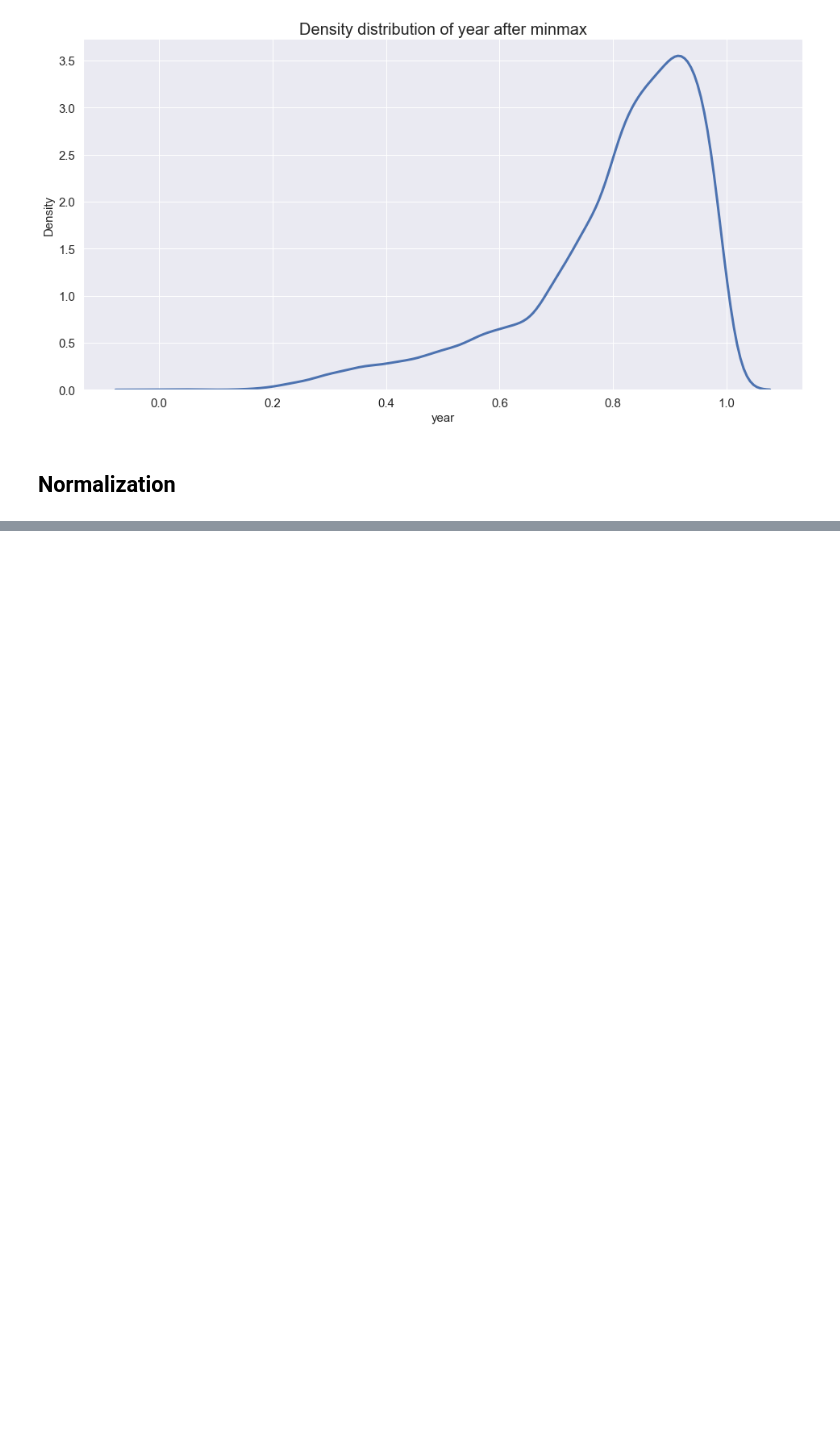
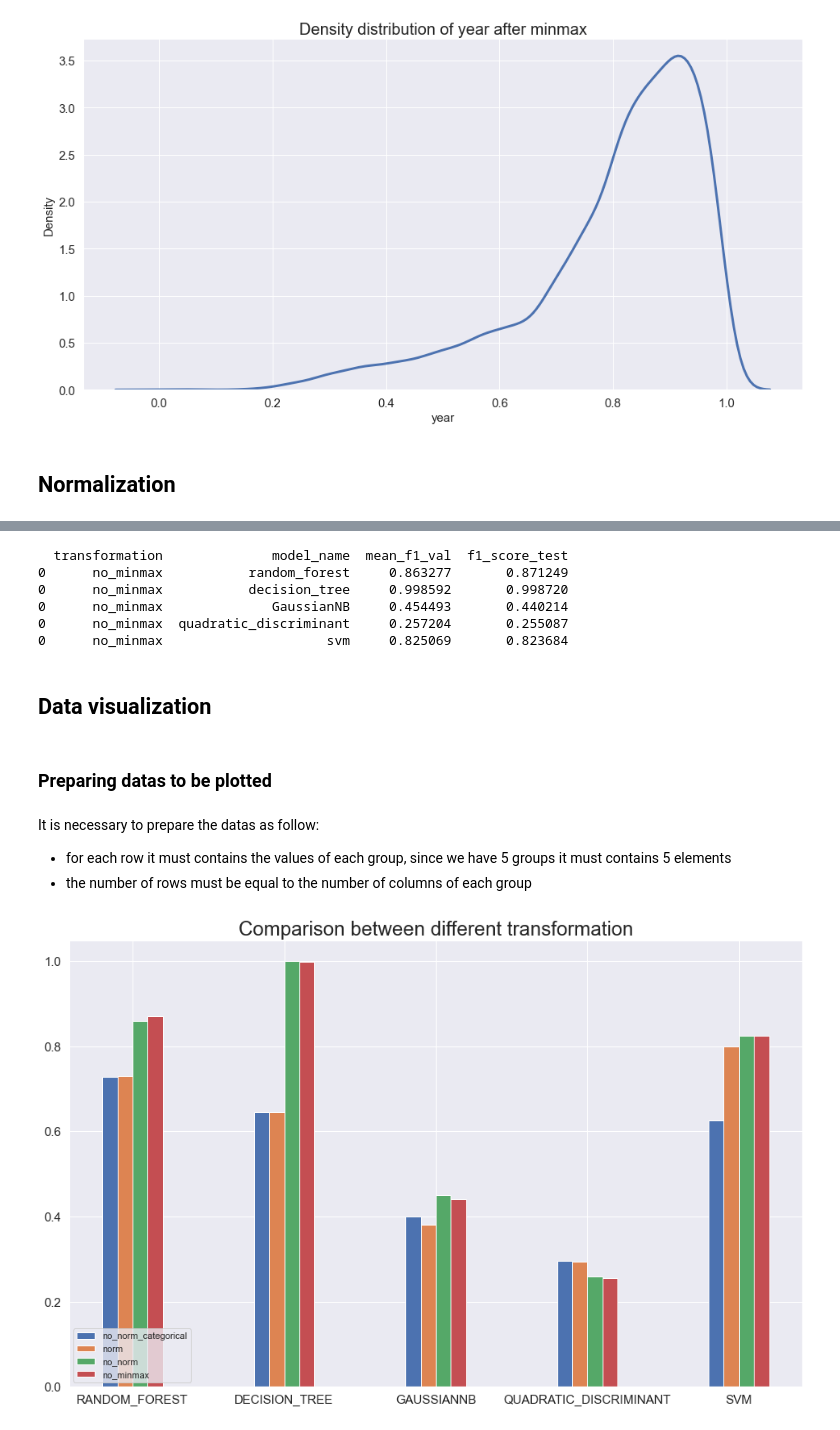
Before and after one commit to prushh/movie-lens-mlp, a Jupyter notebook: notebooks/1.4-data-transformation-evaluation.ipynb, the cells around one changed output, grey strips where cells are left out. Cells and saved outputs as stored; diff of their text form; code cells hidden in the pictures; blank space fills up the shorter version.

```diff
--- a/notebooks/1.4-data-transformation-evaluation.ipynb
+++ b/notebooks/1.4-data-transformation-evaluation.ipynb
@@ -206,0 +252,2 @@ x_train_norm.loc[(x_train_norm['year'] < 0)]
+# %%
+df = pd.DataFrame({})
@@ -206,0 +326,26 @@ x_train_norm.loc[(x_train_norm['year'] < 0)]
+# %%
+try_sample(train_data_inside=train_data_minmax, train_target_inside=train_target, test_data_inside=test_data_minmax,
+           test_target_inside=test_target, transformation='no_minmax')
+# %% [output]
+  transformation              model_name  mean_f1_val  f1_score_test
+0      no_minmax           random_forest     0.863277       0.871249
+0      no_minmax           decision_tree     0.998592       0.998720
+0      no_minmax              GaussianNB     0.454493       0.440214
+0      no_minmax  quadratic_discriminant     0.257204       0.255087
+0      no_minmax                     svm     0.825069       0.823684
+# %% [markdown]
+## Data visualization
+# %% [markdown]
+### Preparing datas to be plotted
+# %% [markdown]
+It is necessary to prepare the datas as follow:
+- for each row it must contains the values of each group, since we have 5 groups it must contains 5 elements
+- the number of rows must be equal to the number of columns of each group
+# %%
+data=[]
+for elm in df['transformation'].unique():
+    data.append(df[df['transformation']==elm]['f1_score_test'].to_numpy())
+# %%
+barplot_multiple_columns(groups=df['model_name'].unique(),elements_group=df['transformation'].unique(),data=data,title='Comparison between different transformation')
+# %% [output]
+[figure, added]
```
Also changed, not shown: parts of 28 cells of this notebook, 4 other files.
